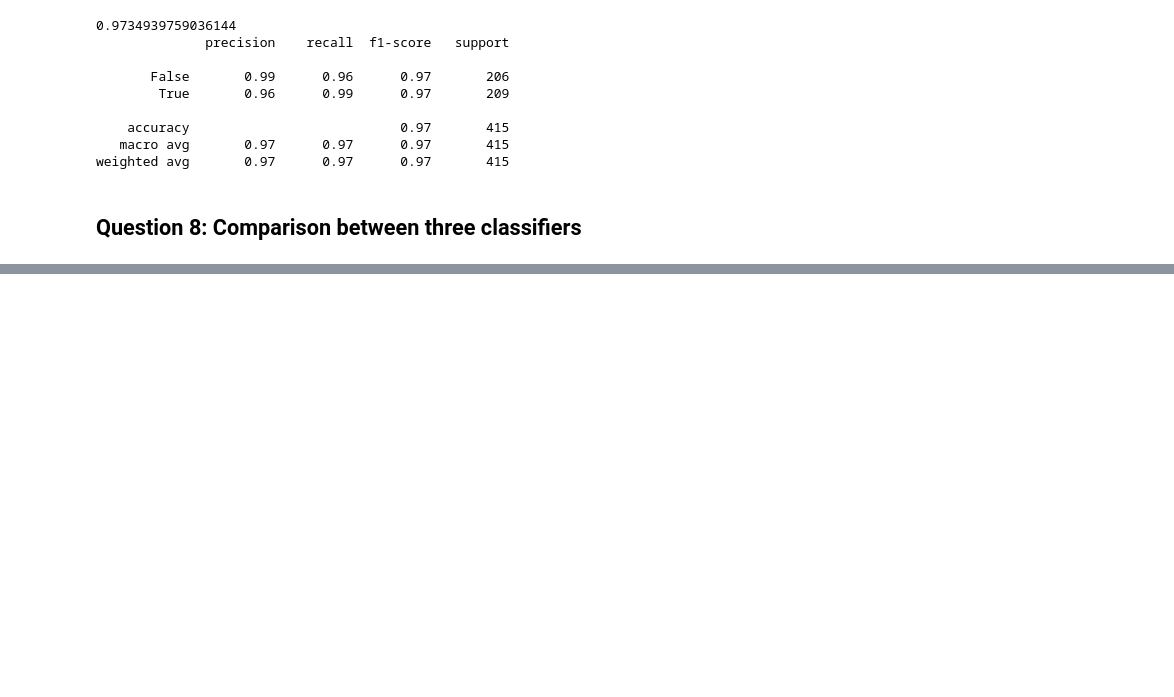
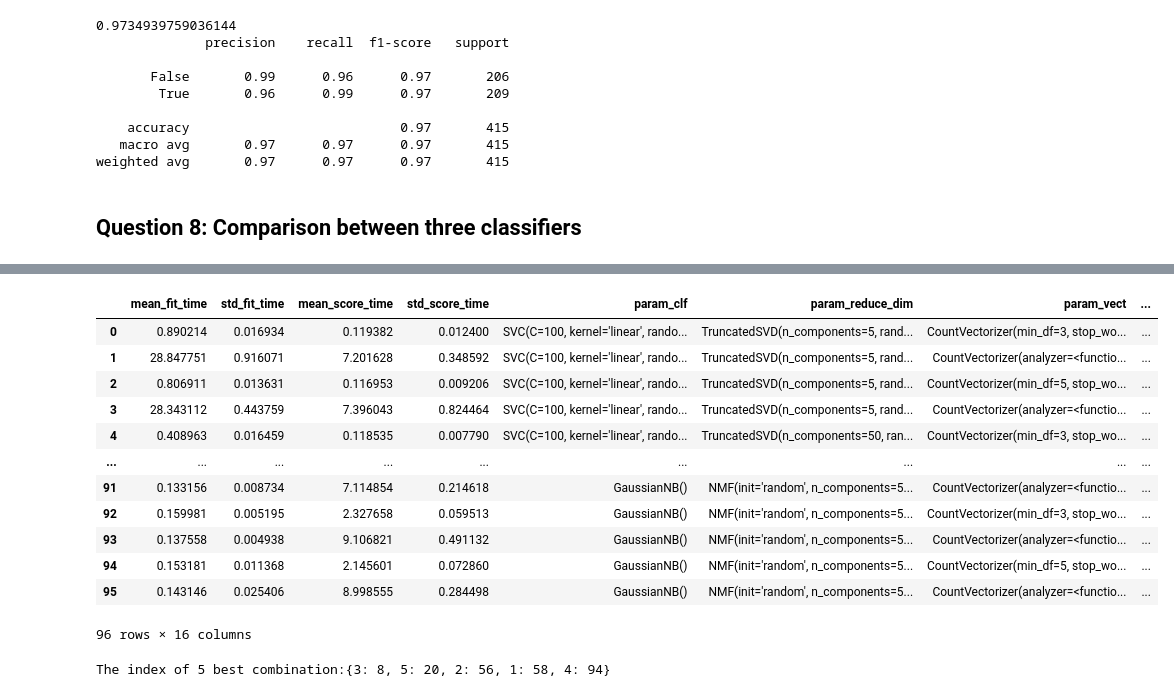
Before and after one commit to zhz03/ECE219_data_mining_project, a Jupyter notebook: Project_1/Project1.ipynb, the cells around one changed output, grey strips where cells are left out. Saved outputs shown, nothing was run; the diff lists cells and outputs as text; code cells hidden in the pictures; blank space fills up the shorter version.

```diff
--- a/Project_1/Project1.ipynb
+++ b/Project_1/Project1.ipynb
@@ -719,3 +719,17 @@ print(classification_report(ytest, ytest_pred_gNB))
 weighted avg       0.97      0.97      0.97       415
 # %% [markdown]
 ## Question 8: Comparison between three classifiers
+# %%
+# prepare for pipeline
+from sklearn.pipeline import Pipeline
+
+pipeline = Pipeline([
+    ('vect', CountVectorizer(min_df=3, analyzer=stem_rmv_punc)),
+    ('tfidf', TfidfTransformer()),
+    ('reduce_dim', TruncatedSVD(n_components=50, random_state=42)),
+    ('clf', SVC(kernel='linear', C=100, random_state=42))
+])
+
+pipeline.fit(train.full_text, train_label)
+predict = pipeline.predict(test.full_text)
+print("accuracy:{}".format(metrics.accuracy_score(test_label, predict)))
@@ -721,0 +781,5 @@ weighted avg       0.97      0.97      0.97       415
+# %%
+# grid search
+grid = GridSearchCV(pipeline, cv=5, n_jobs=1, param_grid=param_grid, scoring='accuracy')
+grid.fit(train.full_text, train_label)
+rmtree(cachedir)
@@ -721,0 +992,19 @@ weighted avg       0.97      0.97      0.97       415
+# %%
+import pandas as pd
+
+result = pd.DataFrame(grid.cv_results_)
+pd.DataFrame(grid.cv_results_)
+# %% [output]
+|  | mean_fit_time | std_fit_time | mean_score_time | std_score_time | param_clf | param_reduce_dim | param_vect | ... |
+| 0 | 0.890214 | 0.016934 | 0.119382 | 0.012400 | SVC(C=100, kernel='linear', rando... | TruncatedSVD(n_components=5, rand... | CountVectorizer(min_df=3, stop_wo... | ... |
+| 1 | 28.847751 | 0.916071 | 7.201628 | 0.348592 | SVC(C=100, kernel='linear', rando... | TruncatedSVD(n_components=5, rand... | CountVectorizer(analyzer=<functio... | ... |
+| 2 | 0.806911 | 0.013631 | 0.116953 | 0.009206 | SVC(C=100, kernel='linear', rando... | TruncatedSVD(n_components=5, rand... | CountVectorizer(min_df=5, stop_wo... | ... |
+| 3 | 28.343112 | 0.443759 | 7.396043 | 0.824464 | SVC(C=100, kernel='linear', rando... | TruncatedSVD(n_components=5, rand... | CountVectorizer(analyzer=<functio... | ... |
+| 4 | 0.408963 | 0.016459 | 0.118535 | 0.007790 | SVC(C=100, kernel='linear', rando... | TruncatedSVD(n_components=50, ran... | CountVectorizer(min_df=3, stop_wo... | ... |
+| ... | ... | ... | ... | ... | ... | ... | ... | ... |
+| 91 | 0.133156 | 0.008734 | 7.114854 | 0.214618 | GaussianNB() | NMF(init='random', n_components=5... | CountVectorizer(analyzer=<functio... | ... |
+| 92 | 0.159981 | 0.005195 | 2.327658 | 0.059513 | GaussianNB() | NMF(init='random', n_components=5... | CountVectorizer(min_df=3, stop_wo... | ... |
+| 93 | 0.137558 | 0.004938 | 9.106821 | 0.491132 | GaussianNB() | NMF(init='random', n_components=5... | CountVectorizer(analyzer=<functio... | ... |
+| 94 | 0.153181 | 0.011368 | 2.145601 | 0.072860 | GaussianNB() | NMF(init='random', n_components=5... | CountVectorizer(min_df=5, stop_wo... | ... |
+| 95 | 0.143146 | 0.025406 | 8.998555 | 0.284498 | GaussianNB() | NMF(init='random', n_components=5... | CountVectorizer(analyzer=<functio... | ... |
+96 rows × 16 columns
@@ -721,0 +1014,10 @@ weighted avg       0.97      0.97      0.97       415
+# %%
+best_list = {}
+k = 1
+for i,row in enumerate(result['rank_test_score']):
+    if row >= 1 and row <= 5:
+        best_list[row] = i
+
+print("The index of 5 best combination:{}".format(best_list))
+# %% [output]
+The index of 5 best combination:{3: 8, 5: 20, 2: 56, 1: 58, 4: 94}
```
Also changed, not shown: parts of 12 cells of this notebook.
